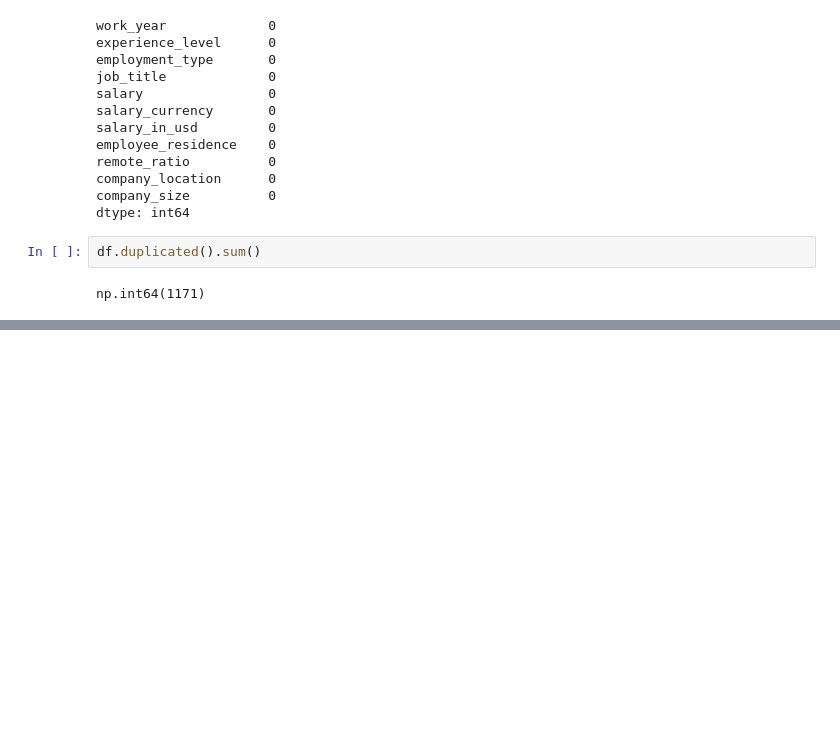
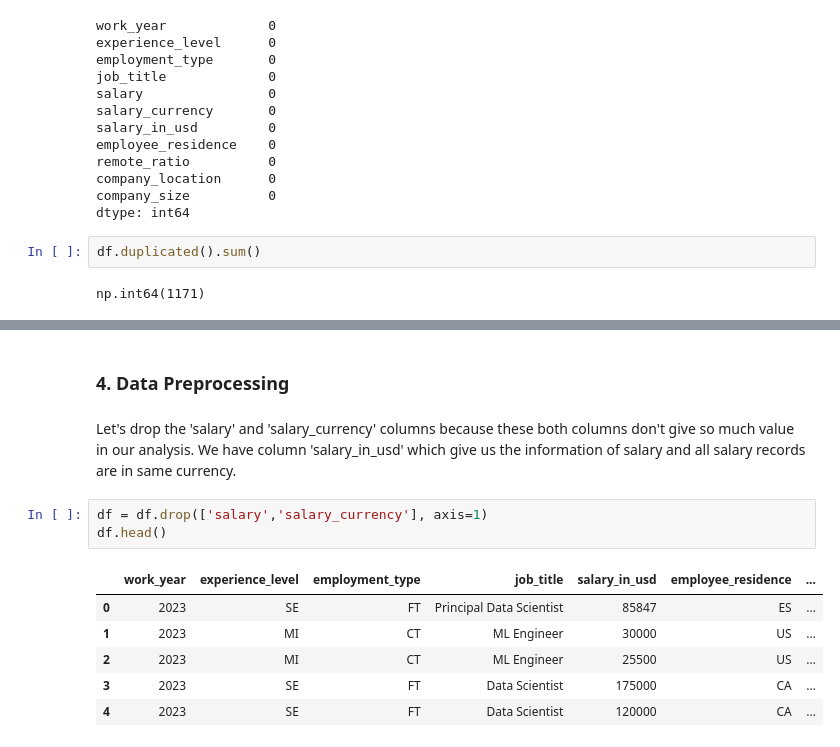
Before and after one commit to AnubhavYadavBCA25/Data-Professionals-Salaries-2020-to-2023-Analysis, a Jupyter notebook: Analysis.ipynb, the cells around one changed output, grey strips where cells are left out. Drawn from its saved outputs; the diff is of its cells as text; blank space fills up the shorter version.

```diff
--- a/Analysis.ipynb
+++ b/Analysis.ipynb
@@ -110,0 +196,14 @@ df.nsmallest(5, 'salary')
+# %% [markdown]
+### 4. Data Preprocessing
+# %% [markdown]
+Let's drop the 'salary' and 'salary_currency' columns because these both columns don't give so much value in our analysis. We have column 'salary_in_usd' which give us the  information of salary and all salary records are in same currency.
+# %%
+df = df.drop(['salary','salary_currency'], axis=1)
+df.head()
+# %% [output]
+|  | work_year | experience_level | employment_type | job_title | salary_in_usd | employee_residence | ... |
+| 0 | 2023 | SE | FT | Principal Data Scientist | 85847 | ES | ... |
+| 1 | 2023 | MI | CT | ML Engineer | 30000 | US | ... |
+| 2 | 2023 | MI | CT | ML Engineer | 25500 | US | ... |
+| 3 | 2023 | SE | FT | Data Scientist | 175000 | CA | ... |
+| 4 | 2023 | SE | FT | Data Scientist | 120000 | CA | ... |
```
Also changed, not shown: parts of 21 cells of this notebook.
